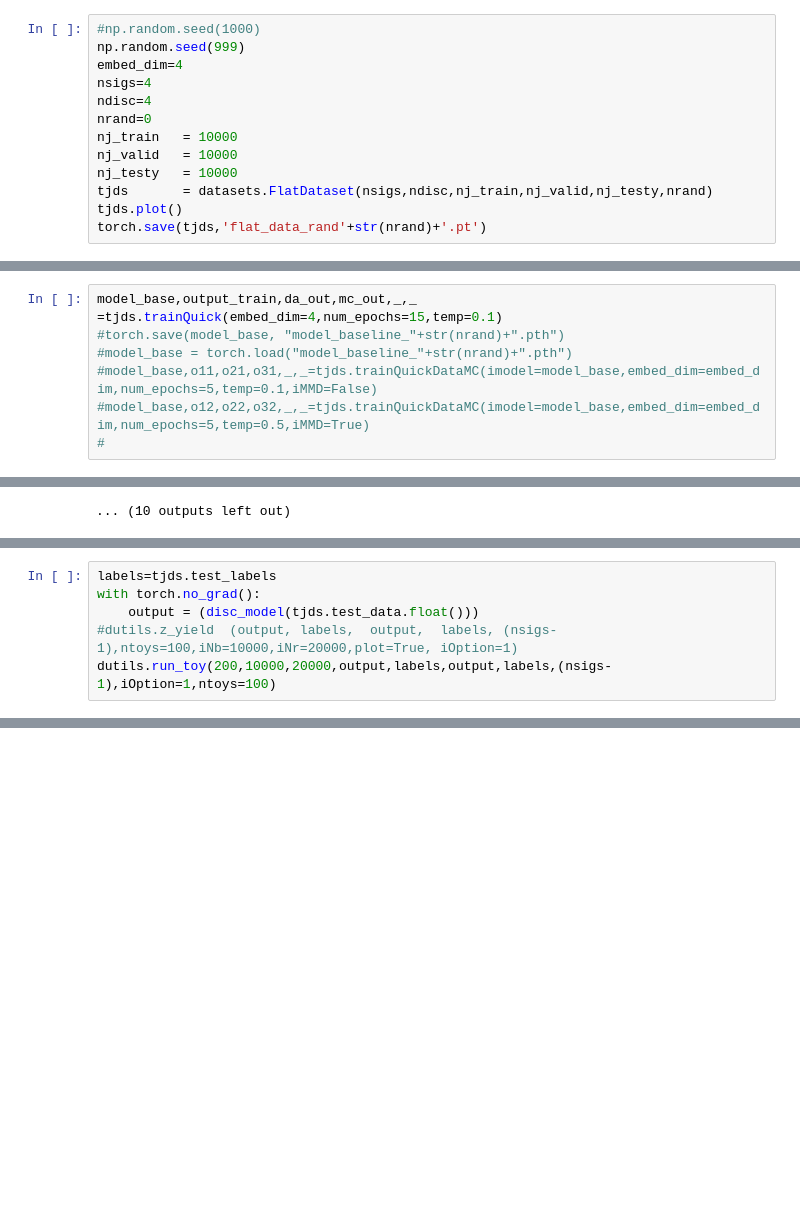
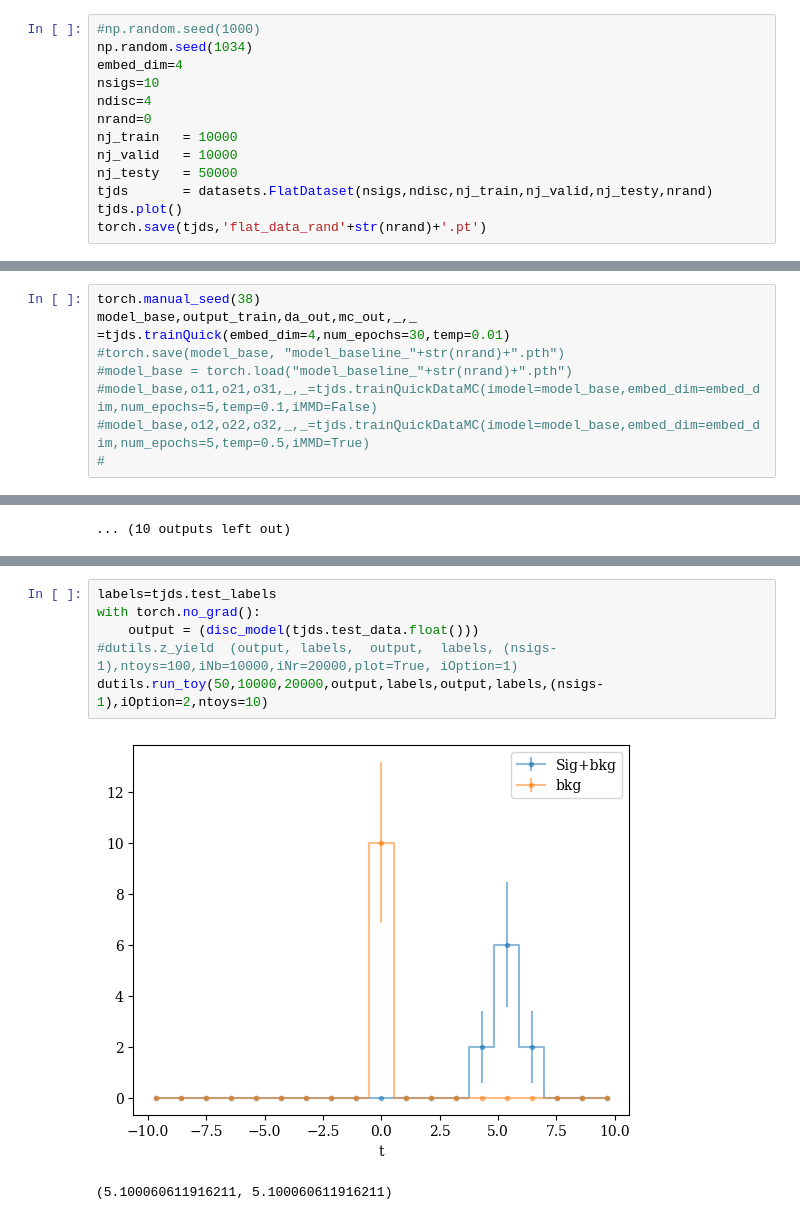
Before and after one commit to SamBT/phlab-neurips25, a Jupyter notebook: experiments/toyjet/ToyMahaDataMCIntegrated.ipynb, the cells around one changed output, grey strips where cells are left out. Saved outputs shown, nothing was run; the diff lists cells and outputs as text; blank space fills up the shorter version.

```diff
--- a/experiments/toyjet/ToyMahaDataMCIntegrated.ipynb
+++ b/experiments/toyjet/ToyMahaDataMCIntegrated.ipynb
@@ -16,14 +16,14 @@ import data.datasets as datasets
 import data.data_utils as dutils
 # %%
 #np.random.seed(1000)
-np.random.seed(999)
+np.random.seed(1034)
 embed_dim=4
-nsigs=4
+nsigs=10
 ndisc=4
 nrand=0
 nj_train   = 10000
 nj_valid   = 10000
-nj_testy   = 10000
+nj_testy   = 50000
 tjds       = datasets.FlatDataset(nsigs,ndisc,nj_train,nj_valid,nj_testy,nrand)
 tjds.plot()
 torch.save(tjds,'flat_data_rand'+str(nrand)+'.pt')
@@ -36,5 +30,6 @@ choice [array([0, 2, 1, 3]), array([6, 7, 4, 5]), array([ 8, 11, 10,  9]), array
 # %%
-model_base,output_train,da_out,mc_out,_,_ =tjds.trainQuick(embed_dim=4,num_epochs=15,temp=0.1)
+torch.manual_seed(38)
+model_base,output_train,da_out,mc_out,_,_ =tjds.trainQuick(embed_dim=4,num_epochs=30,temp=0.01)
 #torch.save(model_base, "model_baseline_"+str(nrand)+".pth")
 #model_base = torch.load("model_baseline_"+str(nrand)+".pth")
 #model_base,o11,o21,o31,_,_=tjds.trainQuickDataMC(imodel=model_base,embed_dim=embed_dim,num_epochs=5,temp=0.1,iMMD=False)
@@ -189,6 +176,0 @@ Accuracy: tensor(0.9996)
-# %%
-labels=tjds.test_labels
-with torch.no_grad():
-    output = (disc_model(tjds.test_data.float()))
-#dutils.z_yield  (output, labels,  output,  labels, (nsigs-1),ntoys=100,iNb=10000,iNr=20000,plot=True, iOption=1)
-dutils.run_toy(200,10000,20000,output,labels,output,labels,(nsigs-1),iOption=1,ntoys=100)
@@ -212,0 +204,9 @@ model_base,output_train,da_out,mc_out,_ =tjds.trainQuickDisc(last_dim=16,num_epo
+# %%
+labels=tjds.test_labels
+with torch.no_grad():
+    output = (disc_model(tjds.test_data.float()))
+#dutils.z_yield  (output, labels,  output,  labels, (nsigs-1),ntoys=100,iNb=10000,iNr=20000,plot=True, iOption=1)
+dutils.run_toy(50,10000,20000,output,labels,output,labels,(nsigs-1),iOption=2,ntoys=10)
+# %% [output]
+[figure, added]
+(5.100060611916211, 5.100060611916211)
```
Also changed, not shown: parts of 14 cells of this notebook, 3 other files.
